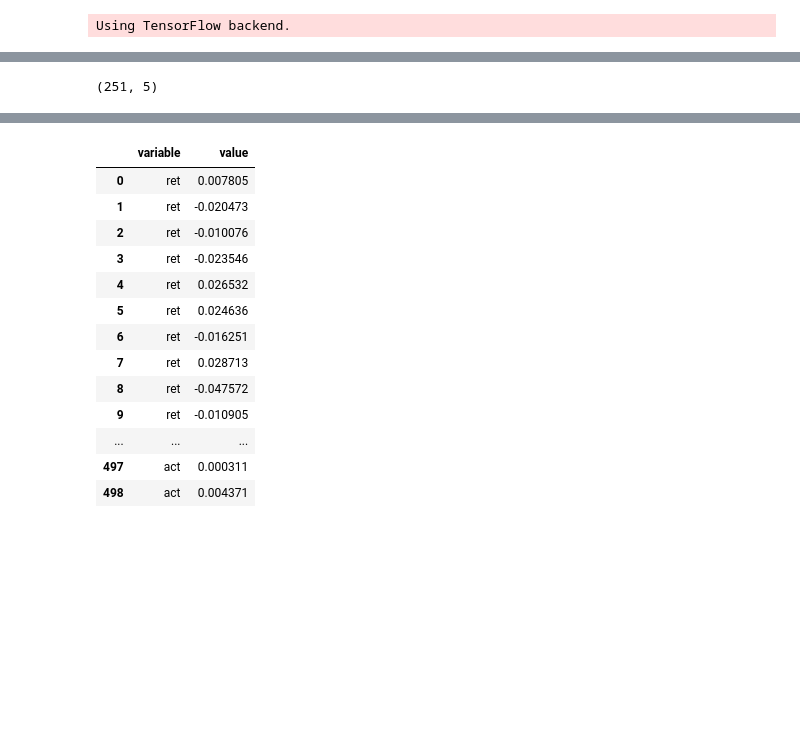
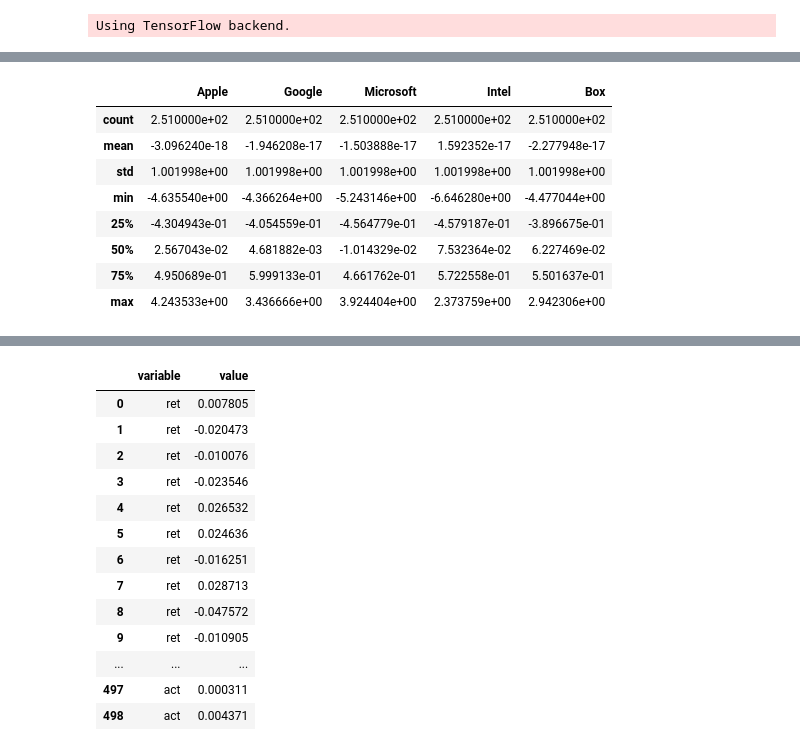
Before and after one commit to hamaadshah/market_risk_gan_tensorflow, a Jupyter notebook: Python/market_risk.ipynb, the cells around one changed output, grey strips where cells are left out. Drawn from its saved outputs; the diff is of its cells as text; code cells hidden in the pictures; blank space fills up the shorter version.

```diff
--- a/Python/market_risk.ipynb
+++ b/Python/market_risk.ipynb
@@ -888,7 +891,19 @@ print("The accuracy score for the MNIST classification task with DCGAN: %.6f%%."
-# %%
-ret_data = pd.read_csv(filepath_or_buffer="../R/ret_data.csv")
-# %% [output]
-(251, 5)
+# %%
+ret_data = pd.read_csv(filepath_or_buffer="../R/ret_data.csv")
+mean = ret_data.apply(func=np.mean, axis=0)
+ret_data -= mean
+std = ret_data.apply(func=np.std, axis=0)
+ret_data /= std
+# %% [output]
+|  | Apple | Google | Microsoft | Intel | Box |
+| count | 2.510000e+02 | 2.510000e+02 | 2.510000e+02 | 2.510000e+02 | 2.510000e+02 |
+| mean | -3.096240e-18 | -1.946208e-17 | -1.503888e-17 | 1.592352e-17 | -2.277948e-17 |
+| std | 1.001998e+00 | 1.001998e+00 | 1.001998e+00 | 1.001998e+00 | 1.001998e+00 |
+| min | -4.635540e+00 | -4.366264e+00 | -5.243146e+00 | -6.646280e+00 | -4.477044e+00 |
+| 25% | -4.304943e-01 | -4.054559e-01 | -4.564779e-01 | -4.579187e-01 | -3.896675e-01 |
+| 50% | 2.567043e-02 | 4.681882e-03 | -1.014329e-02 | 7.532364e-02 | 6.227469e-02 |
+| 75% | 4.950689e-01 | 5.999133e-01 | 4.661762e-01 | 5.722558e-01 | 5.501637e-01 |
+| max | 4.243533e+00 | 3.436666e+00 | 3.924404e+00 | 2.373759e+00 | 2.942306e+00 |
 # %%
 # License
 # Copyright 2018 Hamaad Musharaf Shah
```
Also changed, not shown: parts of 9 cells of this notebook.
